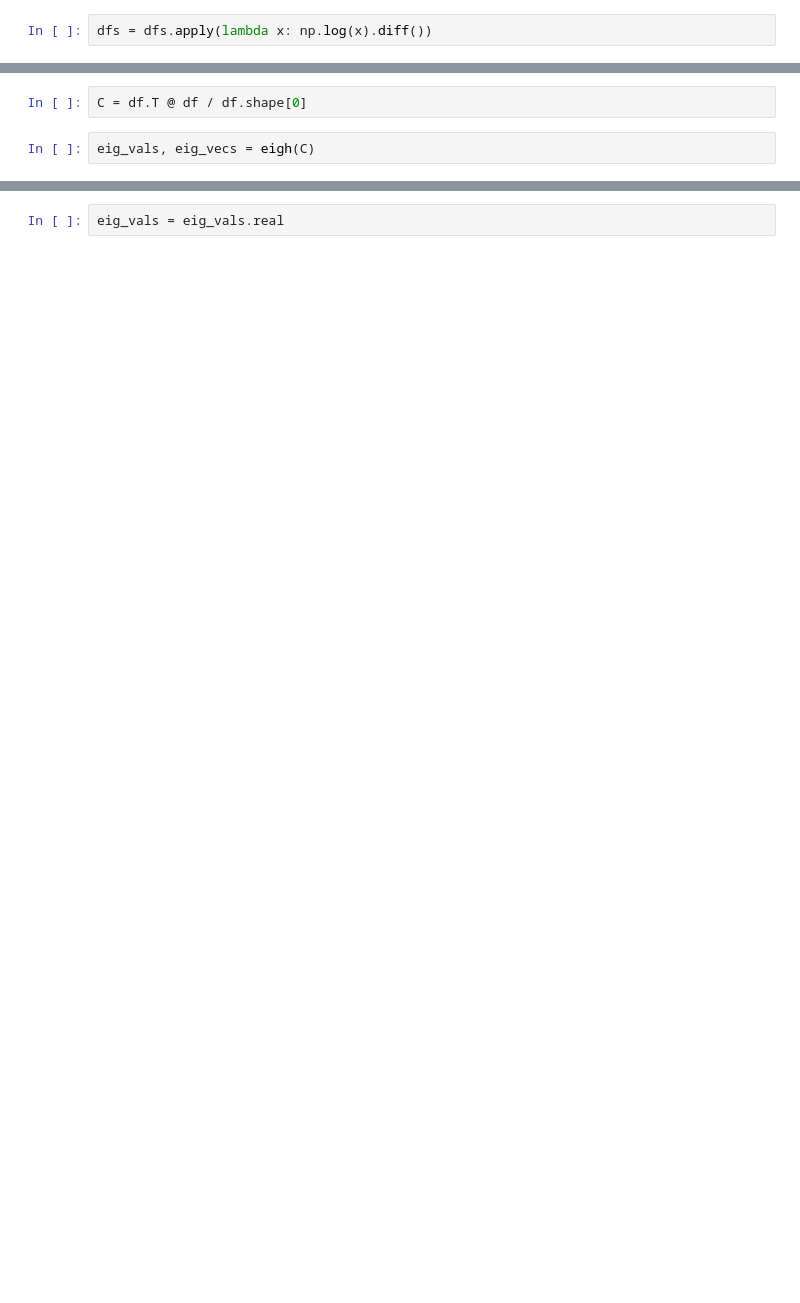
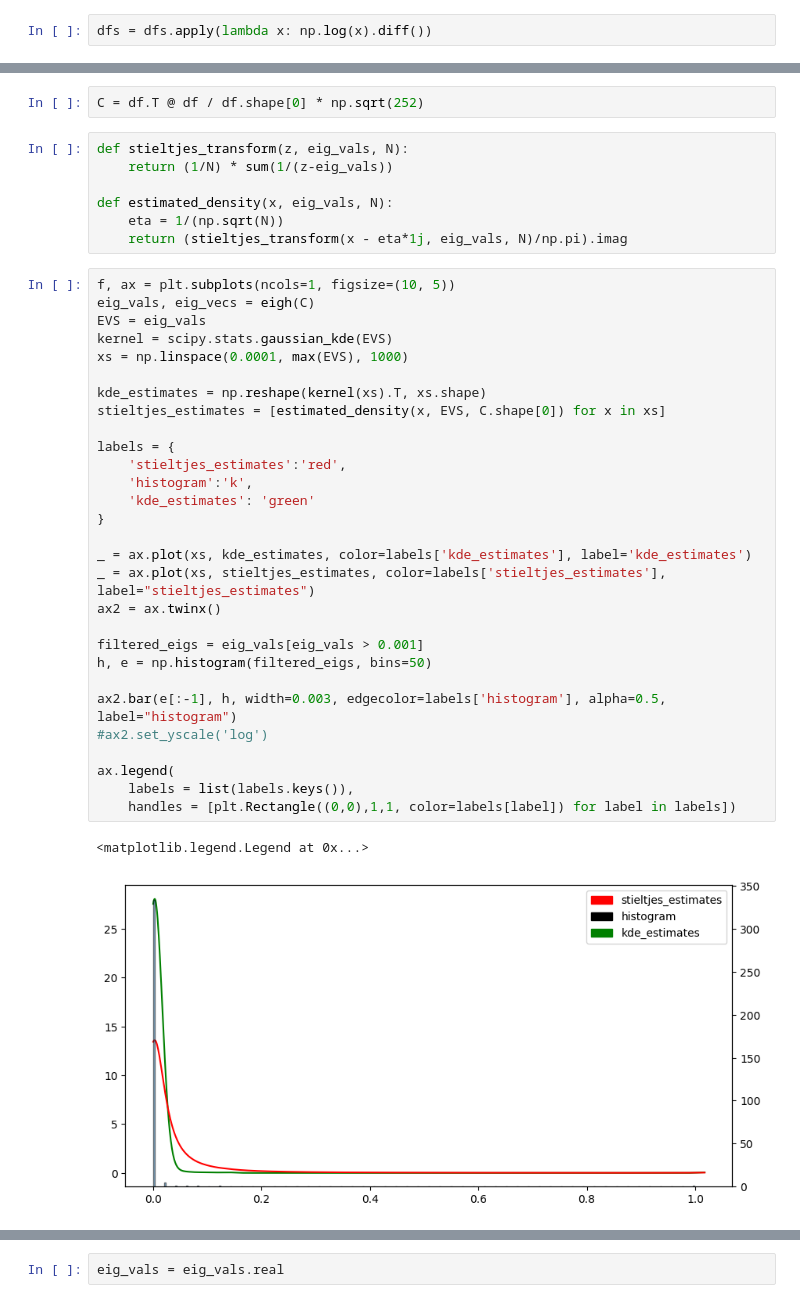
Before and after one commit to adrianbeer/RandomMatrixTheory, a Jupyter notebook: Experiments/covariance_moments.ipynb, the cells around one changed output, grey strips where cells are left out. Saved outputs shown, nothing was run; the diff lists cells and outputs as text; blank space fills up the shorter version.

```diff
--- a/Experiments/covariance_moments.ipynb
+++ b/Experiments/covariance_moments.ipynb
@@ -79,4 +86,41 @@ df.shape
 # %%
-C = df.T @ df / df.shape[0]
+C = df.T @ df / df.shape[0] * np.sqrt(252)
-# %%
-eig_vals, eig_vecs = eigh(C)
+# %%
+def stieltjes_transform(z, eig_vals, N):
+    return (1/N) * sum(1/(z-eig_vals))
+
+def estimated_density(x, eig_vals, N):
+    eta = 1/(np.sqrt(N))
+    return (stieltjes_transform(x - eta*1j, eig_vals, N)/np.pi).imag
+# %%
+f, ax = plt.subplots(ncols=1, figsize=(10, 5))
+eig_vals, eig_vecs = eigh(C)
+EVS = eig_vals
+kernel = scipy.stats.gaussian_kde(EVS)
+xs = np.linspace(0.0001, max(EVS), 1000)
+
+kde_estimates = np.reshape(kernel(xs).T, xs.shape)
+stieltjes_estimates = [estimated_density(x, EVS, C.shape[0]) for x in xs]
+
+labels = {
+    'stieltjes_estimates':'red',
+    'histogram':'k',
+    'kde_estimates': 'green'
+}
+
+_ = ax.plot(xs, kde_estimates, color=labels['kde_estimates'], label='kde_estimates')
+_ = ax.plot(xs, stieltjes_estimates, color=labels['stieltjes_estimates'], label="stieltjes_estimates")
+ax2 = ax.twinx()
+
+filtered_eigs = eig_vals[eig_vals > 0.001]
+h, e = np.histogram(filtered_eigs, bins=50)
+
+ax2.bar(e[:-1], h, width=0.003, edgecolor=labels['histogram'], alpha=0.5, label="histogram")
+#ax2.set_yscale('log')
+
+ax.legend(
+    labels = list(labels.keys()),
+    handles = [plt.Rectangle((0,0),1,1, color=labels[label]) for label in labels])
+# %% [output]
+<matplotlib.legend.Legend at 0x...>
+[figure, added]
```
Also changed, not shown: parts of 33 cells of this notebook.
